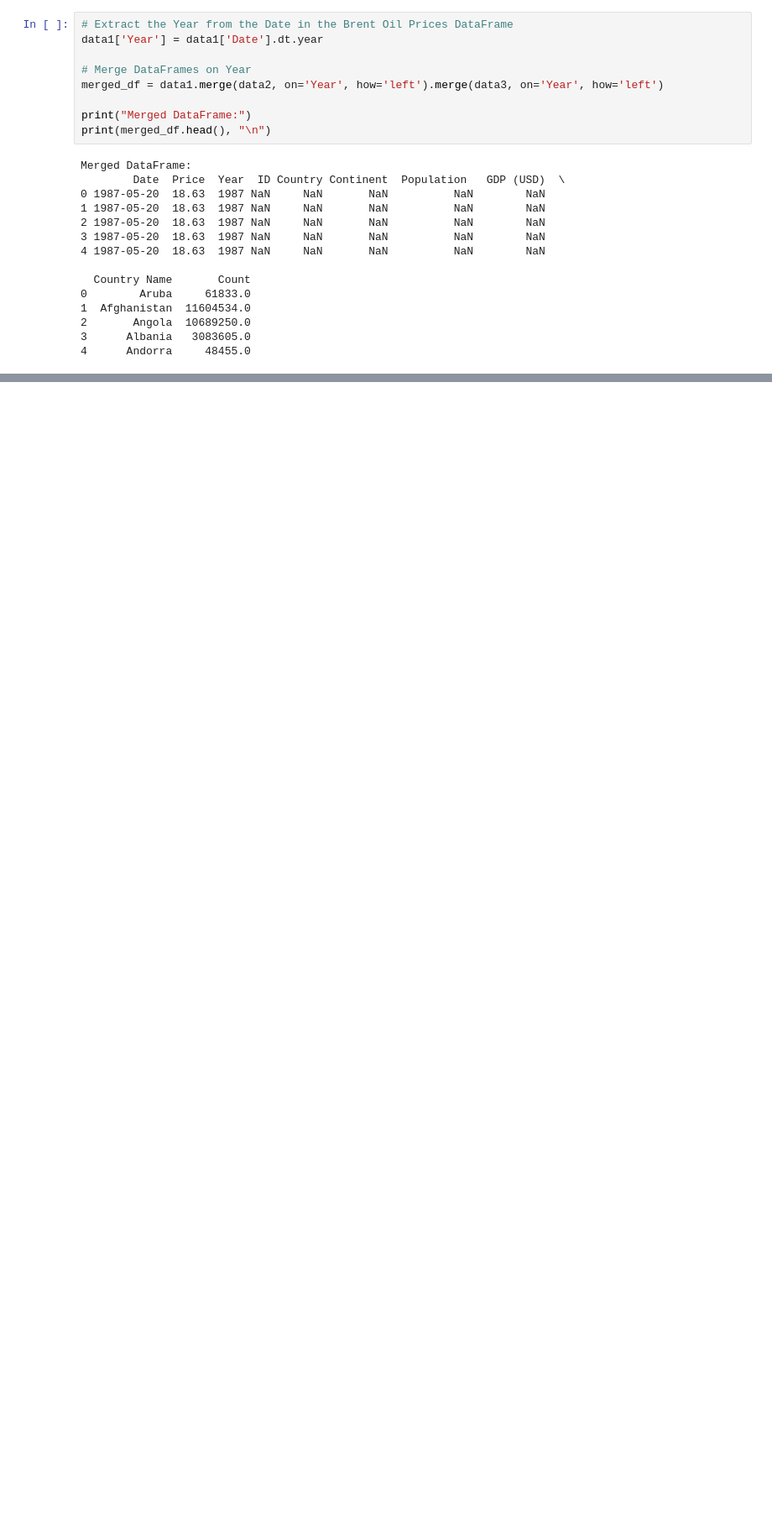
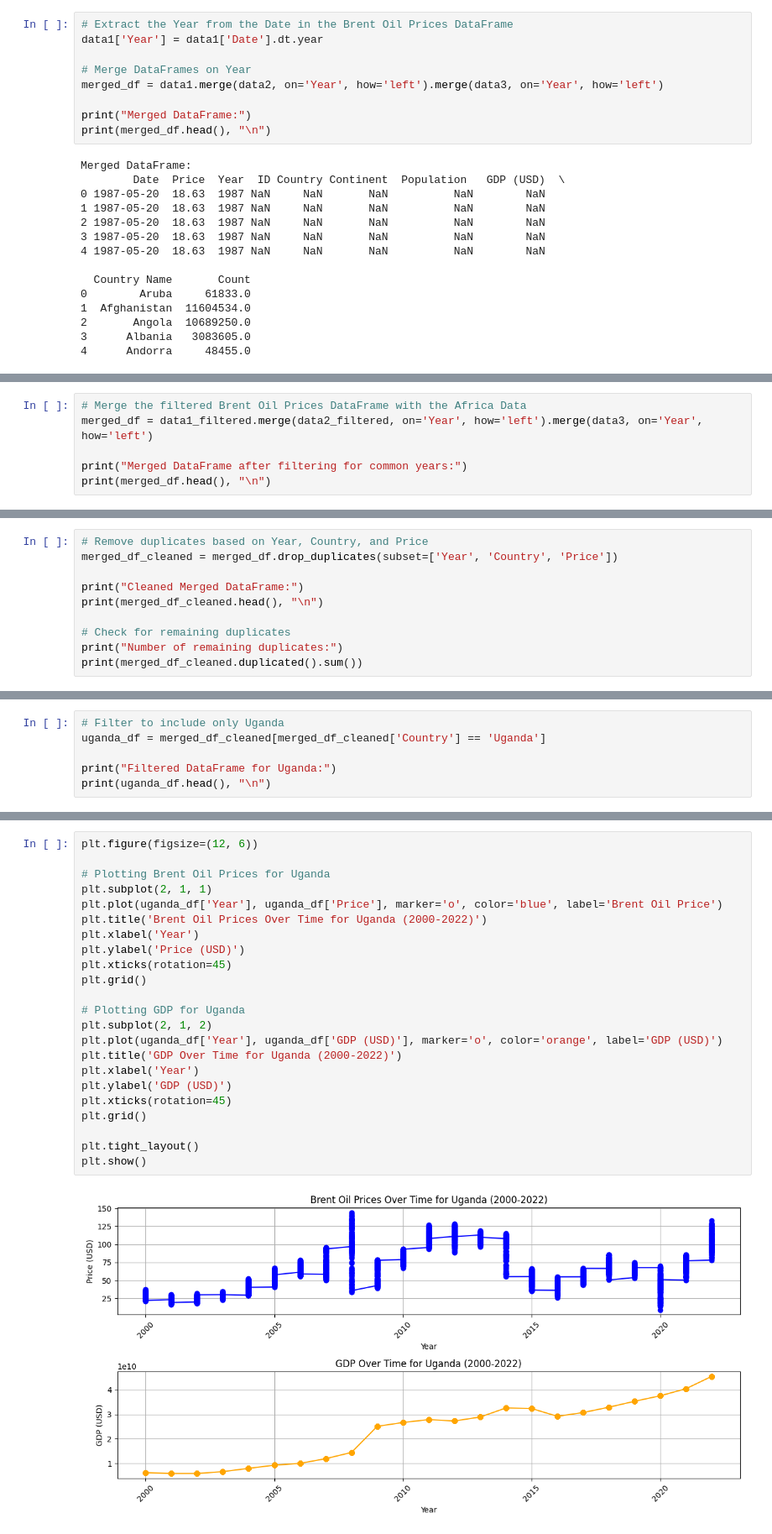
Before and after one commit to medhanittes/Birhan_Energies, a Jupyter notebook: notebook/merege_data.ipynb, the cells around one changed output, grey strips where cells are left out. Shown at 84% size. Cells and saved outputs as stored; diff of their text form; blank space fills up the shorter version.

```diff
--- a/notebook/merege_data.ipynb
+++ b/notebook/merege_data.ipynb
@@ -145,0 +204,6 @@ Merged DataFrame:
+# %%
+# Merge the filtered Brent Oil Prices DataFrame with the Africa Data
+merged_df = data1_filtered.merge(data2_filtered, on='Year', how='left').merge(data3, on='Year', how='left')
+
+print("Merged DataFrame after filtering for common years:")
+print(merged_df.head(), "\n")
@@ -145,0 +225,10 @@ Merged DataFrame:
+# %%
+# Remove duplicates based on Year, Country, and Price
+merged_df_cleaned = merged_df.drop_duplicates(subset=['Year', 'Country', 'Price'])
+
+print("Cleaned Merged DataFrame:")
+print(merged_df_cleaned.head(), "\n")
+
+# Check for remaining duplicates
+print("Number of remaining duplicates:")
+print(merged_df_cleaned.duplicated().sum())
@@ -145,0 +253,6 @@ Merged DataFrame:
+# %%
+# Filter to include only Uganda
+uganda_df = merged_df_cleaned[merged_df_cleaned['Country'] == 'Uganda']
+
+print("Filtered DataFrame for Uganda:")
+print(uganda_df.head(), "\n")
@@ -145,0 +274,25 @@ Merged DataFrame:
+# %%
+plt.figure(figsize=(12, 6))
+
+# Plotting Brent Oil Prices for Uganda
+plt.subplot(2, 1, 1)
+plt.plot(uganda_df['Year'], uganda_df['Price'], marker='o', color='blue', label='Brent Oil Price')
+plt.title('Brent Oil Prices Over Time for Uganda (2000-2022)')
+plt.xlabel('Year')
+plt.ylabel('Price (USD)')
+plt.xticks(rotation=45)
+plt.grid()
+
+# Plotting GDP for Uganda
+plt.subplot(2, 1, 2)
+plt.plot(uganda_df['Year'], uganda_df['GDP (USD)'], marker='o', color='orange', label='GDP (USD)')
+plt.title('GDP Over Time for Uganda (2000-2022)')
+plt.xlabel('Year')
+plt.ylabel('GDP (USD)')
+plt.xticks(rotation=45)
+plt.grid()
+
+plt.tight_layout()
+plt.show()
+# %% [output]
+[figure, added]
```
Also changed, not shown: parts of 14 cells of this notebook.
